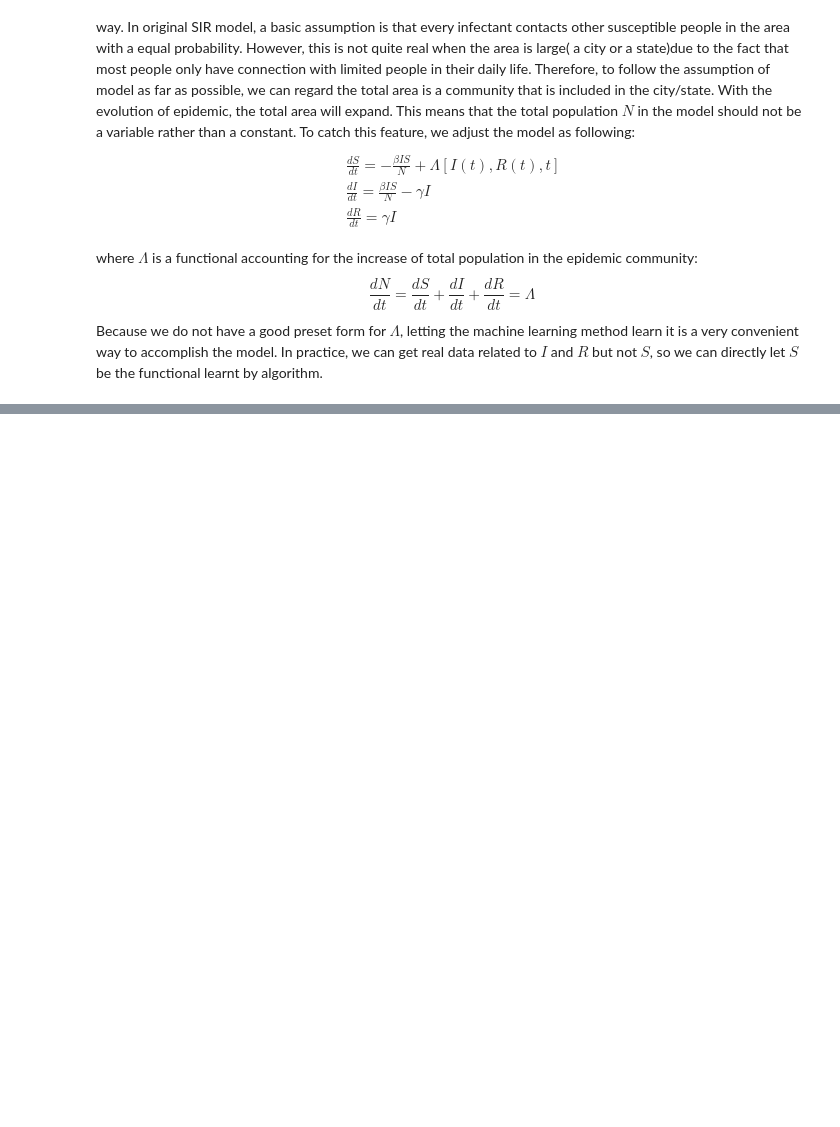
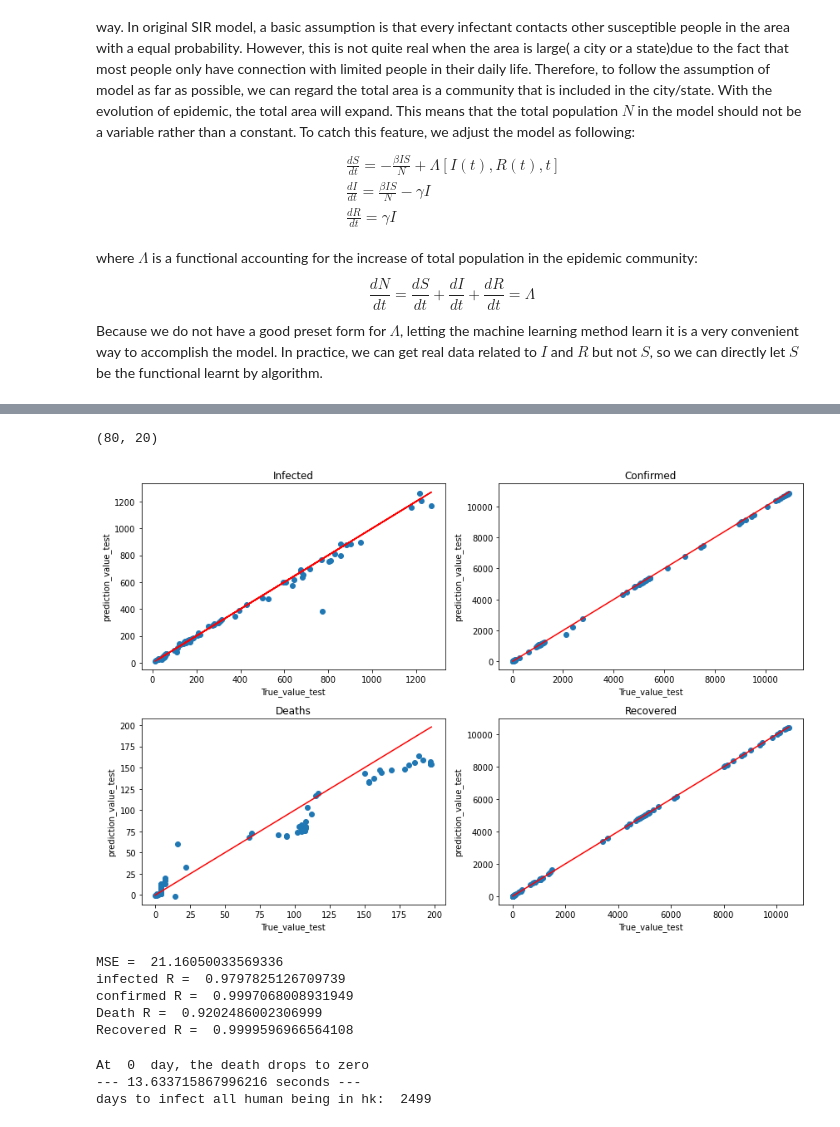
Before and after one commit to YuLiuPotato/AP40012_project, a Jupyter notebook: AP40012_project.ipynb, the cells around one changed output, grey strips where cells are left out. Saved outputs shown, nothing was run; the diff lists cells and outputs as text; code cells hidden in the pictures; blank space fills up the shorter version.

```diff
--- a/AP40012_project.ipynb
+++ b/AP40012_project.ipynb
@@ -383,0 +624,12 @@ print(temp)
+# %%
+# build the model
+def build_and_compile_model(norm):
+  model = keras.Sequential([
+      norm,
+      layers.Dense(64, activation='relu'),
+      layers.Dense(64, activation='relu'),
+      layers.Dense(4)
+  ])
+  model.compile(loss='mean_absolute_error',
+                optimizer=tf.keras.optimizers.Adam(0.001))
+  return model
@@ -383,0 +681,49 @@ print(temp)
+# %%
+test_predictions = dnn_model.predict(test_feature)
+print(test_feature.shape)
+plt.figure(figsize = (12,8))
+ax1 = plt.subplot(221)
+ax2 = plt.subplot(222)
+ax3 = plt.subplot(223)
+ax4 = plt.subplot(224)
+
+ax1.scatter(test_labels.iloc[:,0].to_numpy(), test_predictions[:,0])
+ax2.scatter(test_labels.iloc[:,1].to_numpy(), test_predictions[:,1])
+ax3.scatter(test_labels.iloc[:,2].to_numpy(), test_predictions[:,2])
+ax4.scatter(test_labels.iloc[:,3].to_numpy(), test_predictions[:,3])
+
+ax1.plot(test_labels.iloc[:,0].to_numpy(), test_labels.iloc[:,0],'r-',label = 'real = prediction')
+ax2.plot(test_labels.iloc[:,1].to_numpy(), test_labels.iloc[:,1],'r-',label = 'real = prediction')
+ax3.plot(test_labels.iloc[:,2].to_numpy(), test_labels.iloc[:,2],'r-',label = 'real = prediction')
+ax4.plot(test_labels.iloc[:,3].to_numpy(), test_labels.iloc[:,3],'r-',label = 'real = prediction')
+ax1.set_xlabel('True_value_test')
+ax1.set_ylabel('prediction_value_test')
+ax1.set_title("Infected")
+ax2.set_xlabel('True_value_test')
+ax2.set_ylabel('prediction_value_test')
+ax2.set_title("Confirmed")
+ax3.set_xlabel('True_value_test')
+ax3.set_ylabel('prediction_value_test')
+ax3.set_title("Deaths")
+ax4.set_xlabel('True_value_test')
+ax4.set_ylabel('prediction_value_test')
+ax4.set_title("Recovered")
+#plt.legend()
+plt.tight_layout()
+
+plt.show()
+# %% [output]
+(80, 20)
+[figure, added]
+# %%
+print("MSE = ",dnn_model.evaluate(test_feature, test_labels, verbose=0))
+print("infected R = ",(r2(np.array(test_labels.iloc[:,0]),test_predictions[:,0])))
+print("confirmed R = ",(r2(np.array(test_labels.iloc[:,1]),test_predictions[:,1])))
+print("Death R = ",(r2(np.array(test_labels.iloc[:,2]),test_predictions[:,2])))
+print("Recovered R = ",(r2(np.array(test_labels.iloc[:,3]),test_predictions[:,3])))
+# %% [output]
+MSE =  21.16050033569336
+infected R =  0.9797825126709739
+confirmed R =  0.9997068008931949
+Death R =  0.9202486002306999
+Recovered R =  0.9999596966564108
@@ -383,0 +783,11 @@ print(temp)
+# %%
+fore_day = 2500
+stop_value= 7e6
+start_time = time.time()
+fore_data , require_day = foresee(fore_day,dnn_model,stop_value,HK_seq_data.get('X_test_today'))
+print("--- %s seconds ---" % (time.time() - start_time))
+print("days to infect all human being in hk: ",require_day)
+# %% [output]
+At  0  day, the death drops to zero
+--- 13.633715867996216 seconds ---
+days to infect all human being in hk:  2499
```
Also changed, not shown: parts of 76 cells of this notebook.
